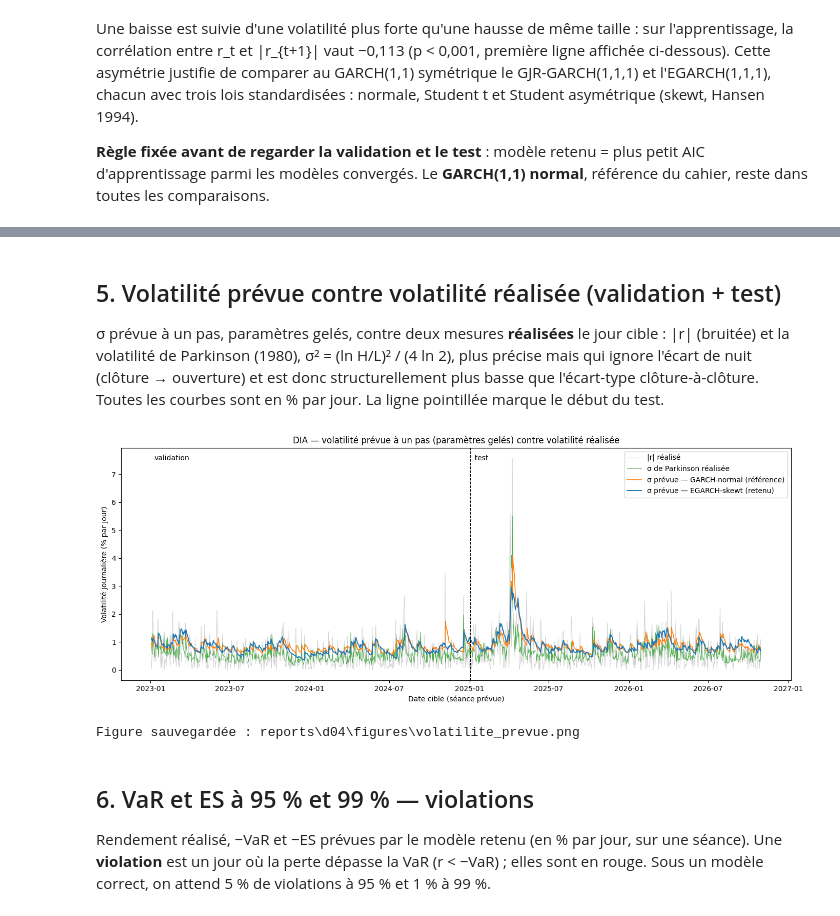
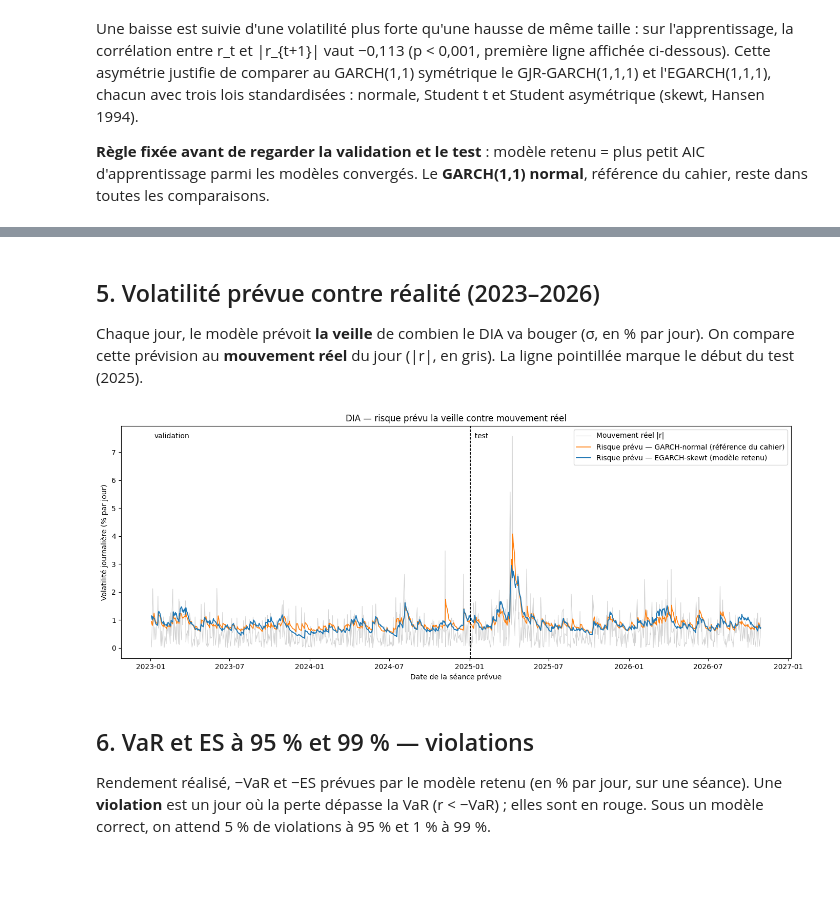
Before and after one commit to Zakaria12e/dia-quant-lab, a Jupyter notebook: notebooks/04_risque.ipynb, the cells around one changed output, grey strips where cells are left out. Cells and saved outputs as stored; diff of their text form; code cells hidden in the pictures; blank space fills up the shorter version.

```diff
--- a/notebooks/04_risque.ipynb
+++ b/notebooks/04_risque.ipynb
@@ -271,38 +241,37 @@ Figure sauvegardée : reports\d04\figures\qqplot_residus_std.png
 # %% [markdown]
-## 5. Volatilité prévue contre volatilité réalisée (validation + test)
+## 5. Volatilité prévue contre réalité (2023–2026)
 
-σ prévue à un pas, paramètres gelés, contre deux mesures **réalisées** le jour cible : |r| (bruitée) et la volatilité de Parkinson (1980), σ² = (ln H/L)² / (4 ln 2), plus précise mais qui ignore l'écart de nuit (clôture → ouverture) et est donc structurellement plus basse que l'écart-type clôture-à-clôture. Toutes les courbes sont en % par jour. La ligne pointillée marque le début du test.
+Chaque jour, le modèle prévoit **la veille** de combien le DIA va bouger (σ, en % par jour).
+On compare cette prévision au **mouvement réel** du jour (|r|, en gris).
+La ligne pointillée marque le début du test (2025).
 # %%
 m_ret = mesure_parametrique(r, fit_ret)
 m_ref = mesure_parametrique(r, fit_ref)
 m_ewma = mesure_ewma(r)
 m_hs = mesure_historique(r)
 
 idx_vt = fen_idx['validation'].append(fen_idx['test'])
 debut_test = fen_idx['test'][0]
 
 fig, ax = plt.subplots(figsize=(14, 5.5))
-ax.plot(idx_vt, r.reindex(idx_vt).abs(), color='lightgrey', lw=0.8, label='|r| réalisé')
-ax.plot(idx_vt, sigma_park.reindex(idx_vt), color='#2ca02c', lw=0.8, alpha=0.8,
-        label='σ de Parkinson réalisée')
+ax.plot(idx_vt, r.reindex(idx_vt).abs(), color='lightgrey', lw=0.8,
+        label='Mouvement réel |r|')
 ax.plot(idx_vt, m_ref['serie']['sigma_pct'].reindex(idx_vt), color='#ff7f0e', lw=1.2,
-        label='σ prévue — ' + NOM_REF + ' (référence)')
+        label='Risque prévu — ' + NOM_REF + ' (référence du cahier)')
 ax.plot(idx_vt, m_ret['serie']['sigma_pct'].reindex(idx_vt), color='#1f77b4', lw=1.4,
-        label='σ prévue — ' + NOM_RETENU + ' (retenu)')
+        label='Risque prévu — ' + NOM_RETENU + ' (modèle retenu)')
 ax.axvline(debut_test, color='black', ls='--', lw=1)
 ax.text(fen_idx['validation'][5], 0.97, 'validation', transform=ax.get_xaxis_transform(), va='top')
 ax.text(debut_test, 0.97, '  test', transform=ax.get_xaxis_transform(), va='top')
-ax.set_xlabel('Date cible (séance prévue)')
+ax.set_xlabel('Date de la séance prévue')
 ax.set_ylabel('Volatilité journalière (% par jour)')
-ax.set_title('DIA — volatilité prévue à un pas (paramètres gelés) contre volatilité réalisée')
+ax.set_title('DIA — risque prévu la veille contre mouvement réel')
 ax.legend(loc='upper right')
 plt.tight_layout()
 fig.savefig(REP_FIG / 'volatilite_prevue.png', dpi=120, bbox_inches='tight')
 plt.show()
-print('Figure sauvegardée :', (REP_FIG / 'volatilite_prevue.png').relative_to(root))
 # %% [output]
-[figure, old version]
+[figure, new version]
-Figure sauvegardée : reports\d04\figures\volatilite_prevue.png
 # %% [markdown]
 ## 6. VaR et ES à 95 % et 99 % — violations
 
```
Also changed, not shown: parts of 16 cells of this notebook, 6 other files.
